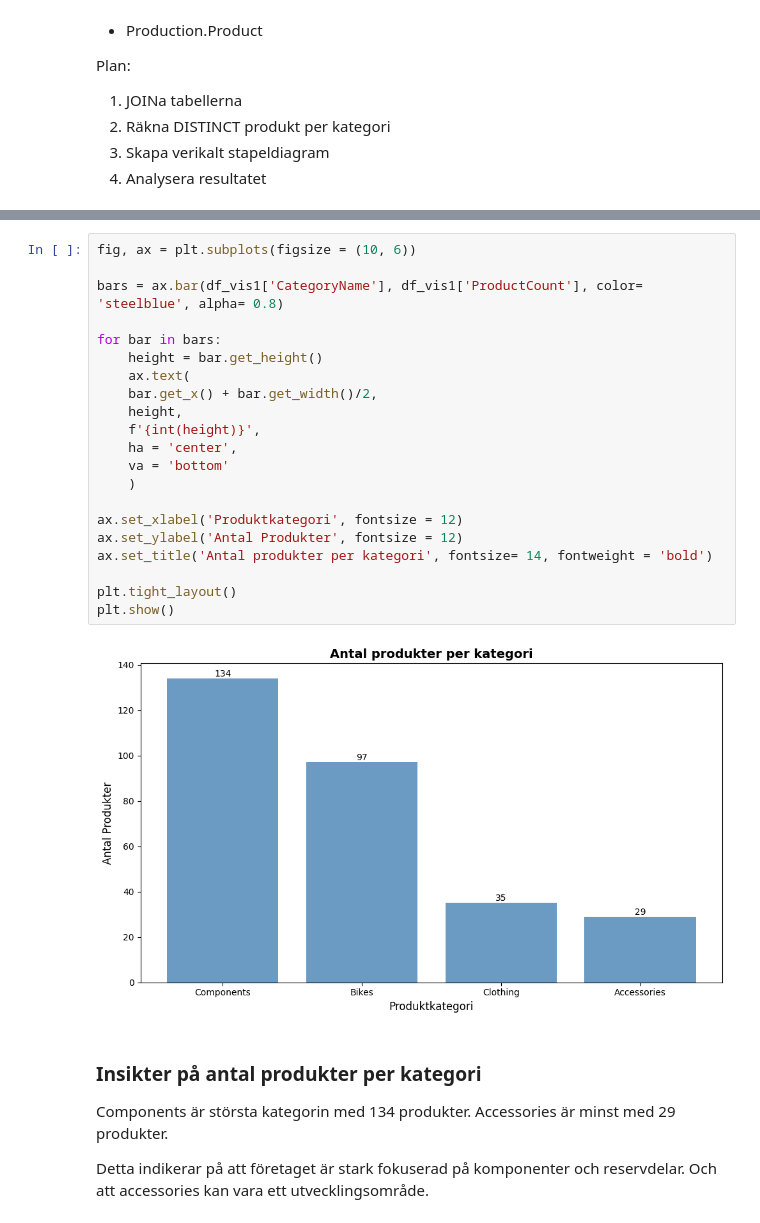
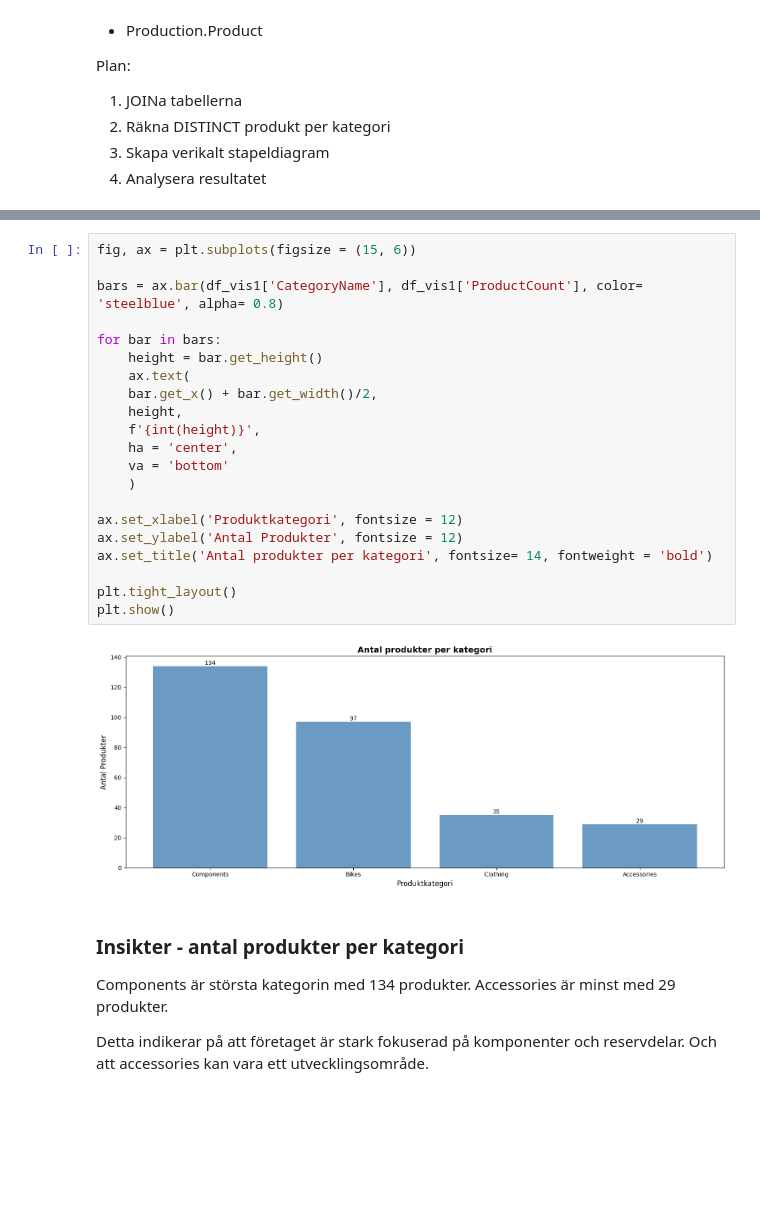
Before and after one commit to KataBeh/adventureworks-analys, a Jupyter notebook: notebooks/analys.ipynb, the cells around one changed output, grey strips where cells are left out. Cells and saved outputs as stored; diff of their text form; blank space fills up the shorter version.

```diff
--- a/notebooks/analys.ipynb
+++ b/notebooks/analys.ipynb
@@ -75,28 +69,28 @@ df_vis1 = query_df(query_vis1)
 # %%
-fig, ax = plt.subplots(figsize = (10, 6))
+fig, ax = plt.subplots(figsize = (15, 6))
 
 bars = ax.bar(df_vis1['CategoryName'], df_vis1['ProductCount'], color= 'steelblue', alpha= 0.8)
 
 for bar in bars:
     height = bar.get_height()
     ax.text(
     bar.get_x() + bar.get_width()/2,
     height,
     f'{int(height)}',
     ha = 'center',
     va = 'bottom'
     )
 
 ax.set_xlabel('Produktkategori', fontsize = 12)
 ax.set_ylabel('Antal Produkter', fontsize = 12)
 ax.set_title('Antal produkter per kategori', fontsize= 14, fontweight = 'bold')
 
 plt.tight_layout()
 plt.show()
 # %% [output]
-[figure, old version]
+[figure, new version]
 # %% [markdown]
-### Insikter på antal produkter per kategori
+### Insikter - antal produkter per kategori
 Components är största kategorin med 134 produkter.
 Accessories är minst med 29 produkter.
 
```
Also changed, not shown: parts of 6 cells of this notebook, 1 other file.
